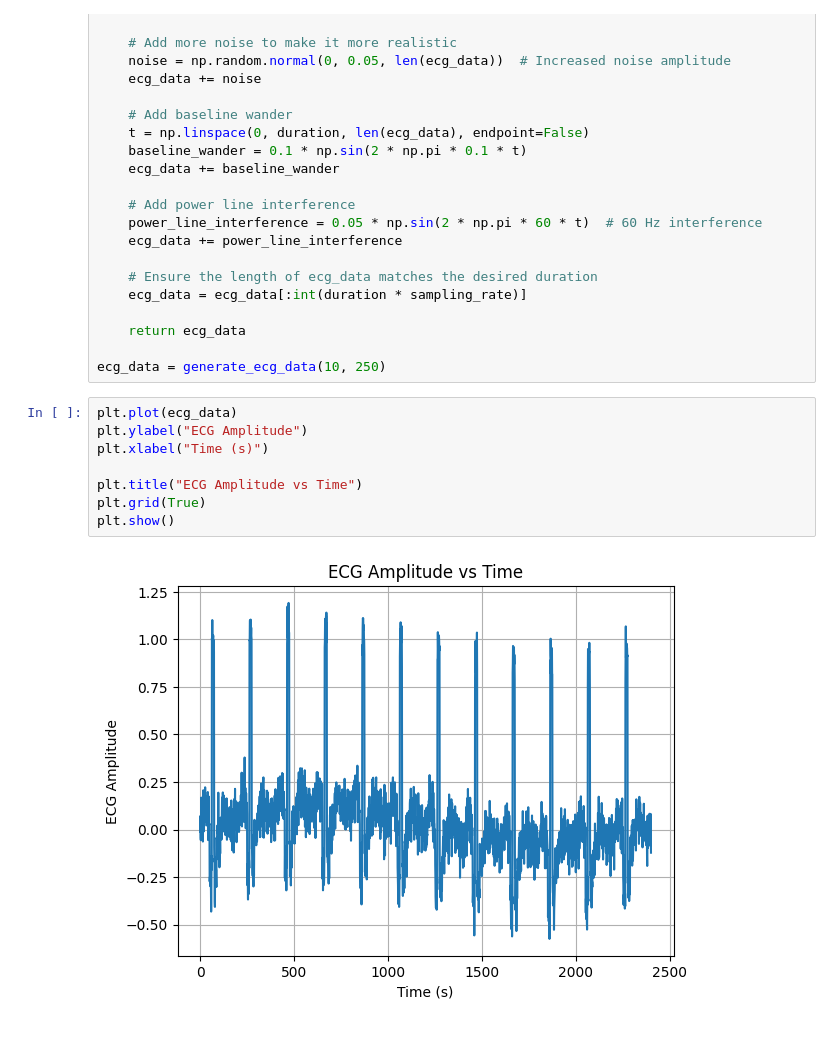
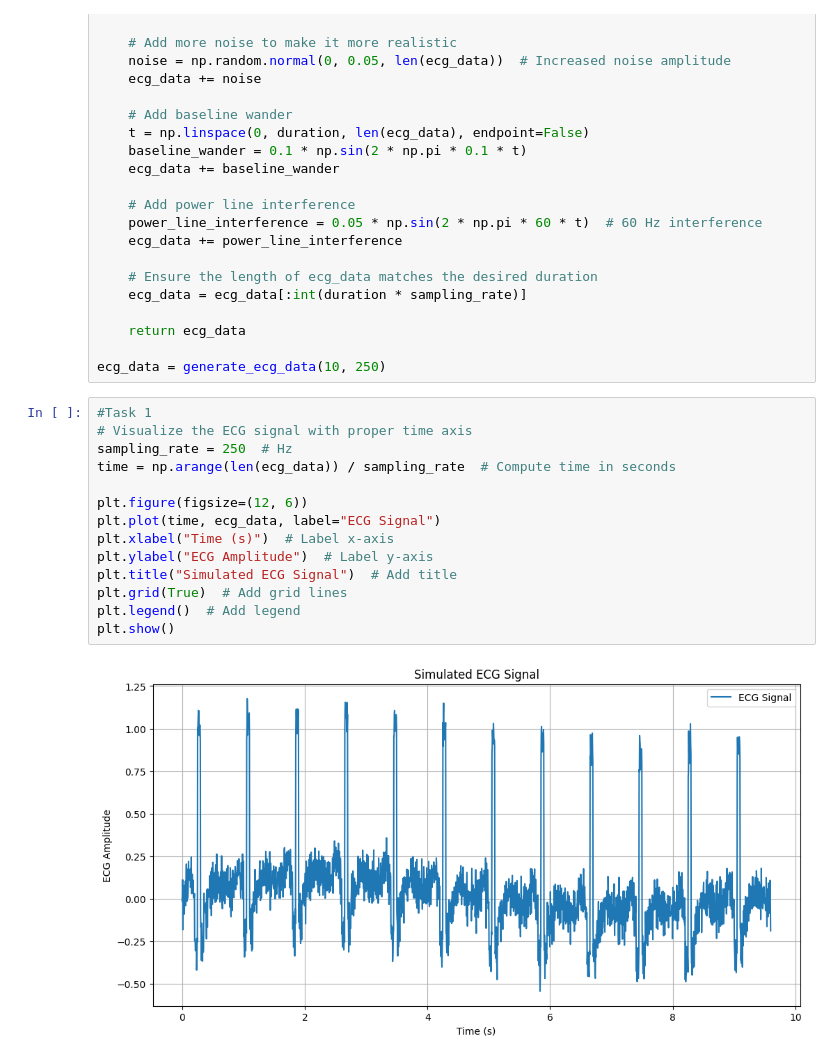
Before and after one commit to lia-ang/BME3053C-Spring-2025, a Jupyter notebook: lessons-solved/homework/HW7_ALiang.ipynb, the cells around one changed output. Cells and saved outputs as stored; diff of their text form.

```diff
--- a/lessons-solved/homework/HW7_ALiang.ipynb
+++ b/lessons-solved/homework/HW7_ALiang.ipynb
@@ -104,13 +104,19 @@ def generate_ecg_data(duration, sampling_rate=250):
     return ecg_data
 
 ecg_data = generate_ecg_data(10, 250)
-# %%
-plt.plot(ecg_data)
-plt.ylabel("ECG Amplitude")
-plt.xlabel("Time (s)")
-
-plt.title("ECG Amplitude vs Time")
-plt.grid(True)
-plt.show()
-# %% [output]
-[figure, removed]
+# %%
+#Task 1
+# Visualize the ECG signal with proper time axis
+sampling_rate = 250  # Hz
+time = np.arange(len(ecg_data)) / sampling_rate  # Compute time in seconds
+
+plt.figure(figsize=(12, 6))
+plt.plot(time, ecg_data, label="ECG Signal")
+plt.xlabel("Time (s)")  # Label x-axis
+plt.ylabel("ECG Amplitude")  # Label y-axis
+plt.title("Simulated ECG Signal")  # Add title
+plt.grid(True)  # Add grid lines
+plt.legend()  # Add legend
+plt.show()
+# %% [output]
+[figure, added]
```
Also changed, not shown: parts of 4 cells of this notebook.
